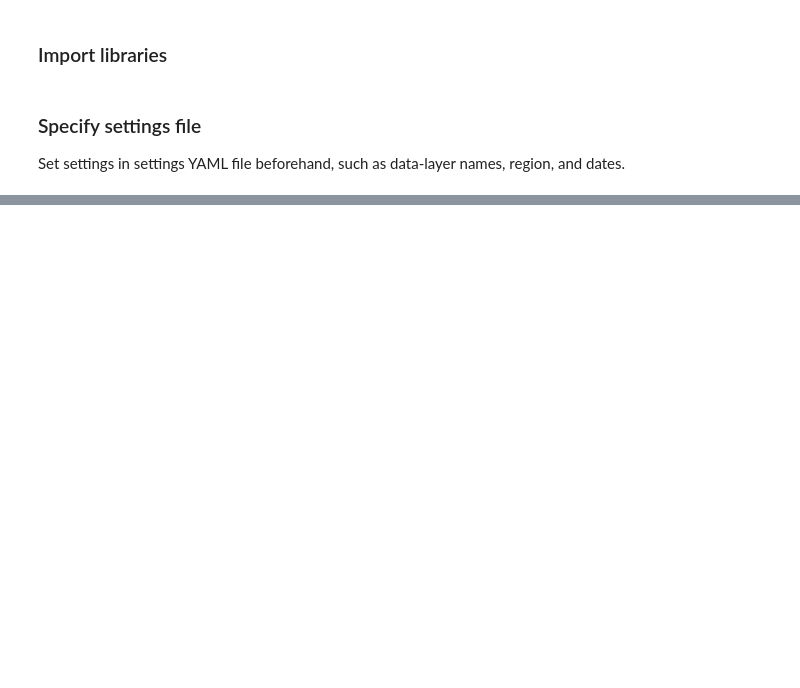
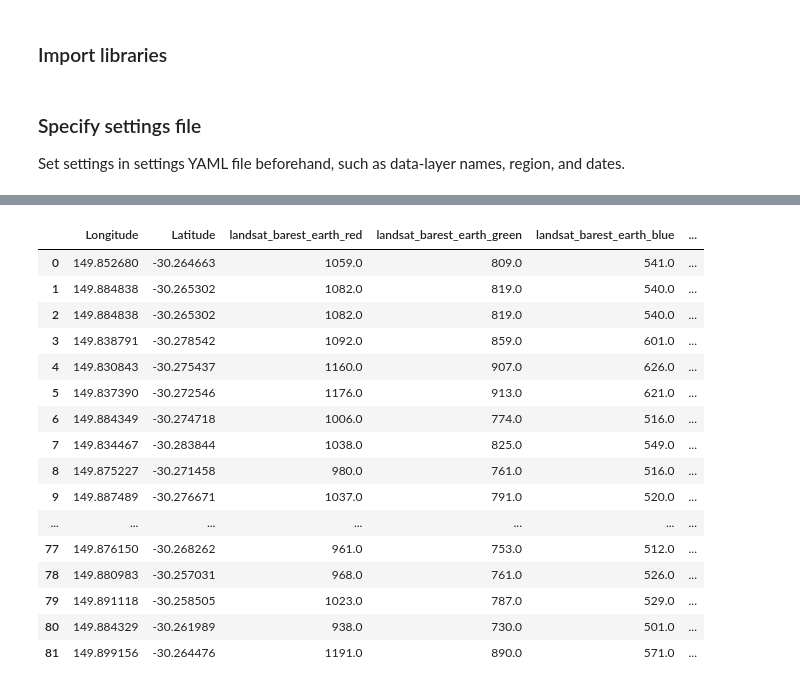
Before and after one commit to Sydney-Informatics-Hub/geodata-harvester, a Jupyter notebook: notebooks/example_harvest.ipynb, the cells around one changed output, grey strips where cells are left out. Cells and saved outputs as stored; diff of their text form; code cells hidden in the pictures; blank space fills up the shorter version.

Commit message:
Add more documentation and display options

```diff
--- a/notebooks/example_harvest.ipynb
+++ b/notebooks/example_harvest.ipynb
@@ -84,0 +121,23 @@ df.head()
+# %%
+# render pandas dataframe df as html table in jupyter notebook
+IPython.display.HTML(df.to_html())
+# Alternatively print head of table only:
+# df.head()
+# %% [output]
+|  | Longitude | Latitude | landsat_barest_earth_red | landsat_barest_earth_green | landsat_barest_earth_blue | ... |
+| 0 | 149.852680 | -30.264663 | 1059.0 | 809.0 | 541.0 | ... |
+| 1 | 149.884838 | -30.265302 | 1082.0 | 819.0 | 540.0 | ... |
+| 2 | 149.884838 | -30.265302 | 1082.0 | 819.0 | 540.0 | ... |
+| 3 | 149.838791 | -30.278542 | 1092.0 | 859.0 | 601.0 | ... |
+| 4 | 149.830843 | -30.275437 | 1160.0 | 907.0 | 626.0 | ... |
+| 5 | 149.837390 | -30.272546 | 1176.0 | 913.0 | 621.0 | ... |
+| 6 | 149.884349 | -30.274718 | 1006.0 | 774.0 | 516.0 | ... |
+| 7 | 149.834467 | -30.283844 | 1038.0 | 825.0 | 549.0 | ... |
+| 8 | 149.875227 | -30.271458 | 980.0 | 761.0 | 516.0 | ... |
+| 9 | 149.887489 | -30.276671 | 1037.0 | 791.0 | 520.0 | ... |
+| ... | ... | ... | ... | ... | ... | ... |
+| 77 | 149.876150 | -30.268262 | 961.0 | 753.0 | 512.0 | ... |
+| 78 | 149.880983 | -30.257031 | 968.0 | 761.0 | 526.0 | ... |
+| 79 | 149.891118 | -30.258505 | 1023.0 | 787.0 | 529.0 | ... |
+| 80 | 149.884329 | -30.261989 | 938.0 | 730.0 | 501.0 | ... |
+| 81 | 149.899156 | -30.264476 | 1191.0 | 890.0 | 571.0 | ... |
```
Also changed, not shown: parts of 12 cells of this notebook.
